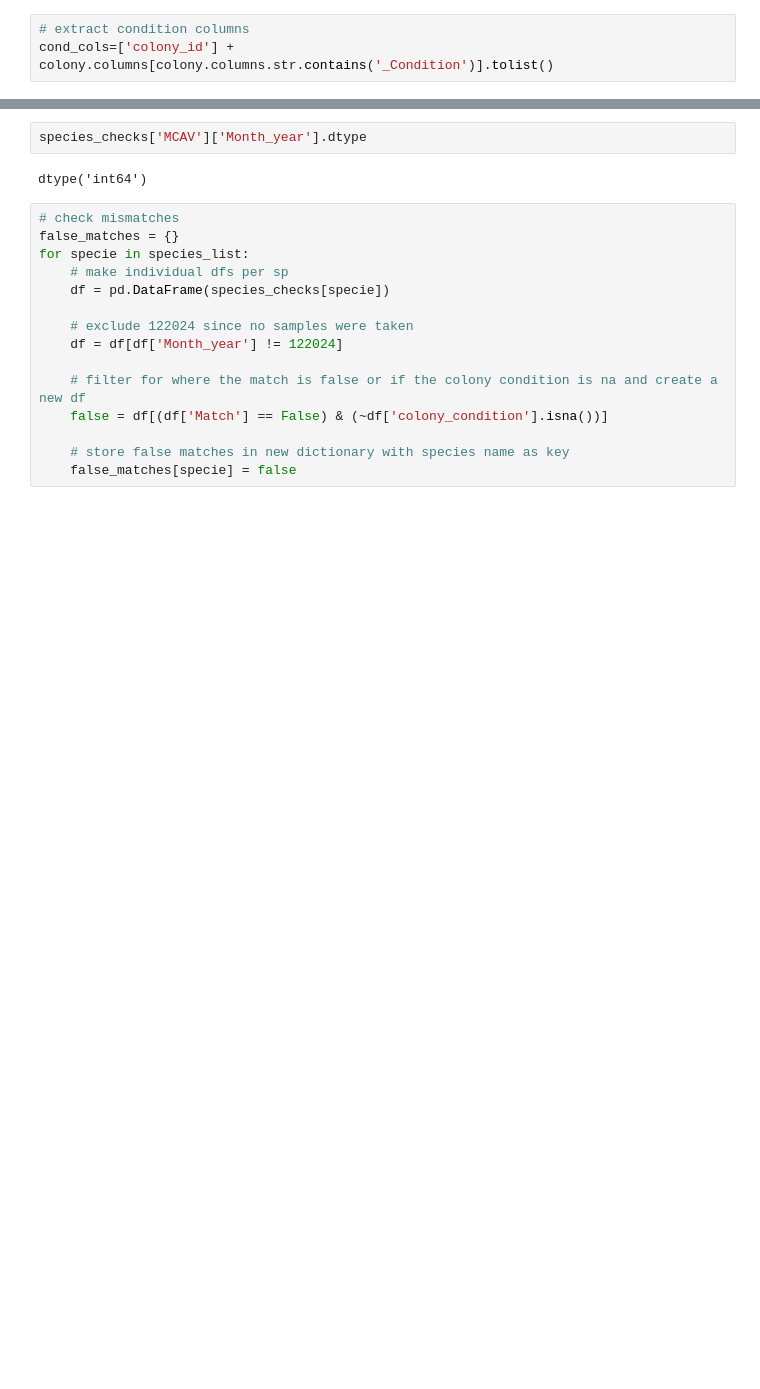
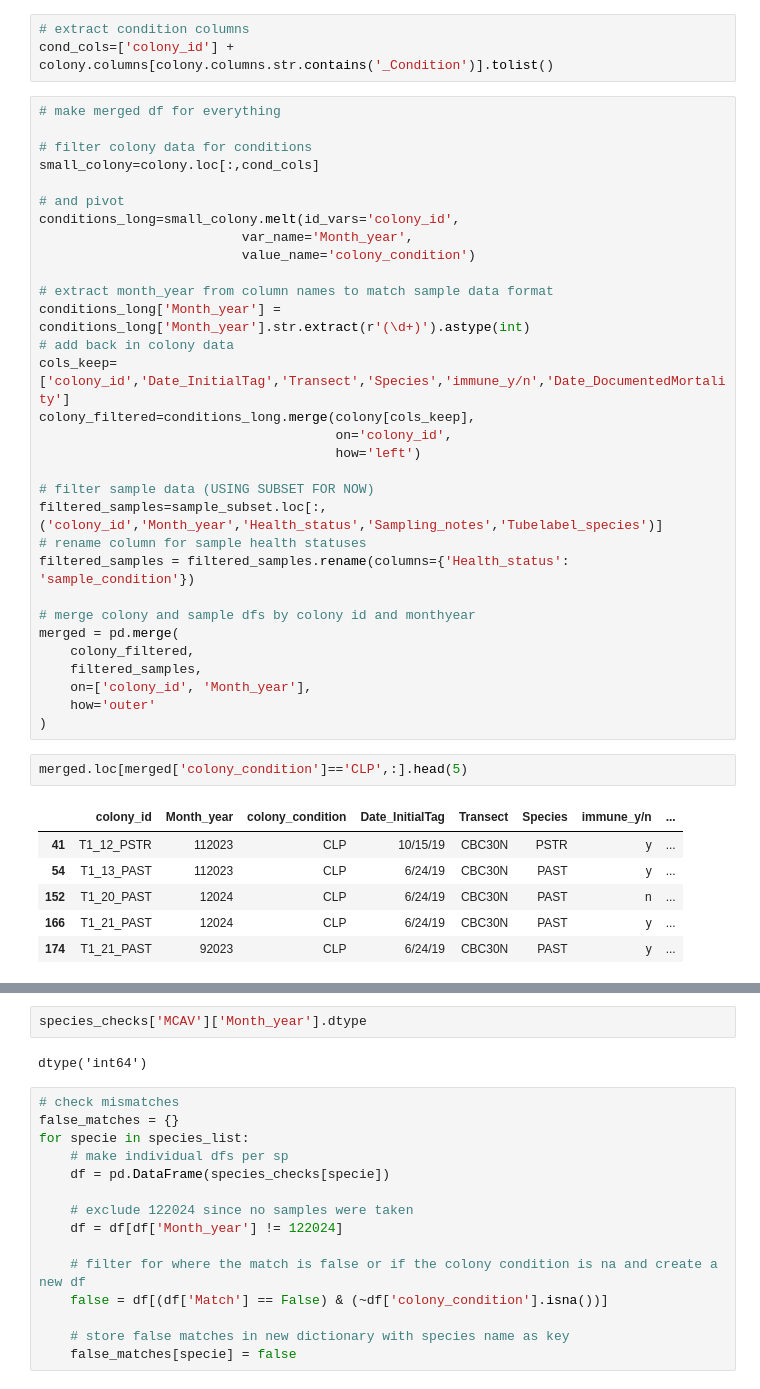
Before and after one commit to brookewicz/Code_notebook, a Jupyter notebook: QA_QC/SampleData/BleachedSamples.ipynb, the cells around one changed output, grey strips where cells are left out. Saved outputs shown, nothing was run; the diff lists cells and outputs as text; blank space fills up the shorter version.

```diff
--- a/QA_QC/SampleData/BleachedSamples.ipynb
+++ b/QA_QC/SampleData/BleachedSamples.ipynb
@@ -130,3 +84,43 @@ def status_match(group):
 # %%
 # extract condition columns
 cond_cols=['colony_id'] + colony.columns[colony.columns.str.contains('_Condition')].tolist()
+# %%
+# make merged df for everything
+
+# filter colony data for conditions
+small_colony=colony.loc[:,cond_cols]
+
+# and pivot
+conditions_long=small_colony.melt(id_vars='colony_id',
+                          var_name='Month_year',
+                          value_name='colony_condition')
+
+# extract month_year from column names to match sample data format
+conditions_long['Month_year'] = conditions_long['Month_year'].str.extract(r'(\d+)').astype(int)
+# add back in colony data
+cols_keep=['colony_id','Date_InitialTag','Transect','Species','immune_y/n','Date_DocumentedMortality']
+colony_filtered=conditions_long.merge(colony[cols_keep],
+                                      on='colony_id',
+                                      how='left')
+
+# filter sample data (USING SUBSET FOR NOW)
+filtered_samples=sample_subset.loc[:,('colony_id','Month_year','Health_status','Sampling_notes','Tubelabel_species')]
+# rename column for sample health statuses
+filtered_samples = filtered_samples.rename(columns={'Health_status': 'sample_condition'})
+
+# merge colony and sample dfs by colony id and monthyear
+merged = pd.merge(
+    colony_filtered,
+    filtered_samples,
+    on=['colony_id', 'Month_year'],
+    how='outer'
+)
+# %%
+merged.loc[merged['colony_condition']=='CLP',:].head(5)
+# %% [output]
+|  | colony_id | Month_year | colony_condition | Date_InitialTag | Transect | Species | immune_y/n | ... |
+| 41 | T1_12_PSTR | 112023 | CLP | 10/15/19 | CBC30N | PSTR | y | ... |
+| 54 | T1_13_PAST | 112023 | CLP | 6/24/19 | CBC30N | PAST | y | ... |
+| 152 | T1_20_PAST | 12024 | CLP | 6/24/19 | CBC30N | PAST | n | ... |
+| 166 | T1_21_PAST | 12024 | CLP | 6/24/19 | CBC30N | PAST | y | ... |
+| 174 | T1_21_PAST | 92023 | CLP | 6/24/19 | CBC30N | PAST | y | ... |
```
Also changed, not shown: parts of 10 cells of this notebook.
